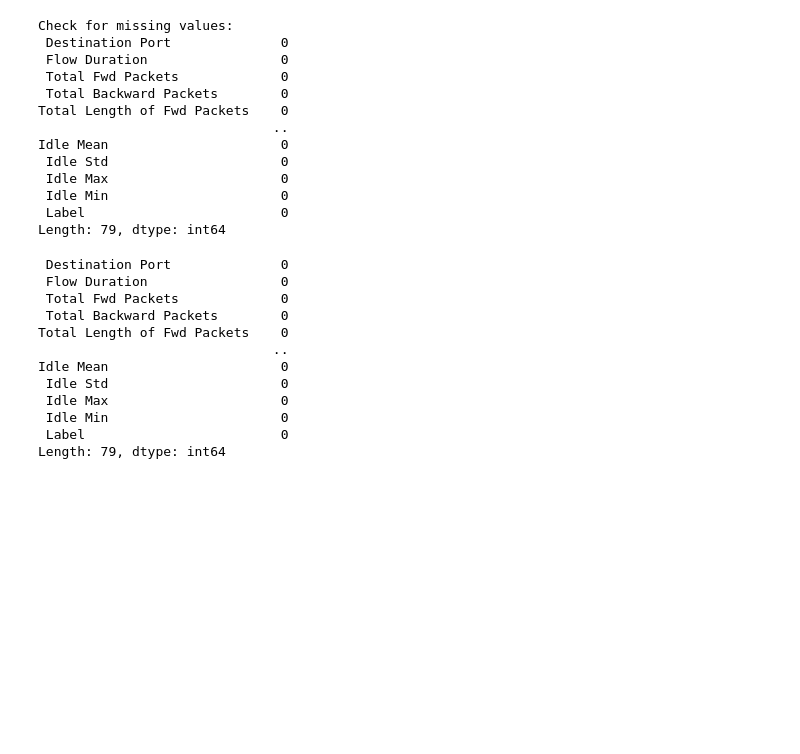
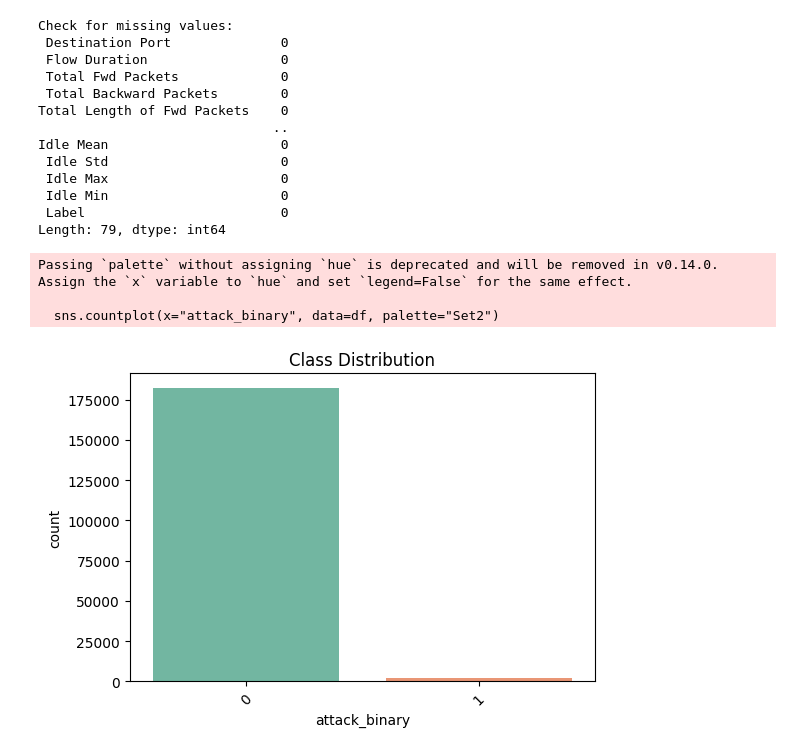
Before and after one commit to vitesh2186/SentinelNet, a Jupyter notebook: notebooks/cic_ids.ipynb, the cells around one changed output. Drawn from its saved outputs; the diff is of its cells as text; code cells hidden in the pictures; blank space fills up the shorter version.

Commit message:
EDA using plots

```diff
--- a/notebooks/cic_ids.ipynb
+++ b/notebooks/cic_ids.ipynb
@@ -75,6 +95,10 @@ max    7.660000e+07  1.200000e+08  1.200000e+08
 
 [8 rows x 78 columns]
 # %%
+# Remove Duplicates
+df.drop_duplicates(inplace=True)
+
+# Handle Missing Values
 print("\nCheck for missing values:")
 print(df.isnull().sum())
 # %% [output]
@@ -91,26 +115,18 @@ Idle Mean                      0
  Idle Min                      0
  Label                         0
 Length: 79, dtype: int64
-# %%
-Preprocessing
-
-Handle missing values.
-
-Encode categorical variables (LabelEncoder, OneHotEncoder).
-
-Feature scaling (StandardScaler, MinMaxScaler).
-
-Define features X and target y.
-# %% [output]
- Destination Port              0
- Flow Duration                 0
- Total Fwd Packets             0
- Total Backward Packets        0
-Total Length of Fwd Packets    0
-                              ..
-Idle Mean                      0
- Idle Std                      0
- Idle Max                      0
- Idle Min                      0
- Label                         0
-Length: 79, dtype: int64
+# %%
+df.columns = df.columns.str.strip()
+
+df['attack_binary'] = df['Label'].apply(lambda x: 0 if str(x).lower() == 'benign' else 1)
+
+plt.figure(figsize=(6,4))
+sns.countplot(x="attack_binary", data=df, palette="Set2")
+plt.title("Class Distribution")
+plt.xticks(rotation=45)
+plt.show()
+# %% [output]
+Passing `palette` without assigning `hue` is deprecated and will be removed in v0.14.0. Assign the `x` variable to `hue` and set `legend=False` for the same effect.
+
+  sns.countplot(x="attack_binary", data=df, palette="Set2")
+[figure, added]
```
Also changed, not shown: parts of 2 cells of this notebook.
